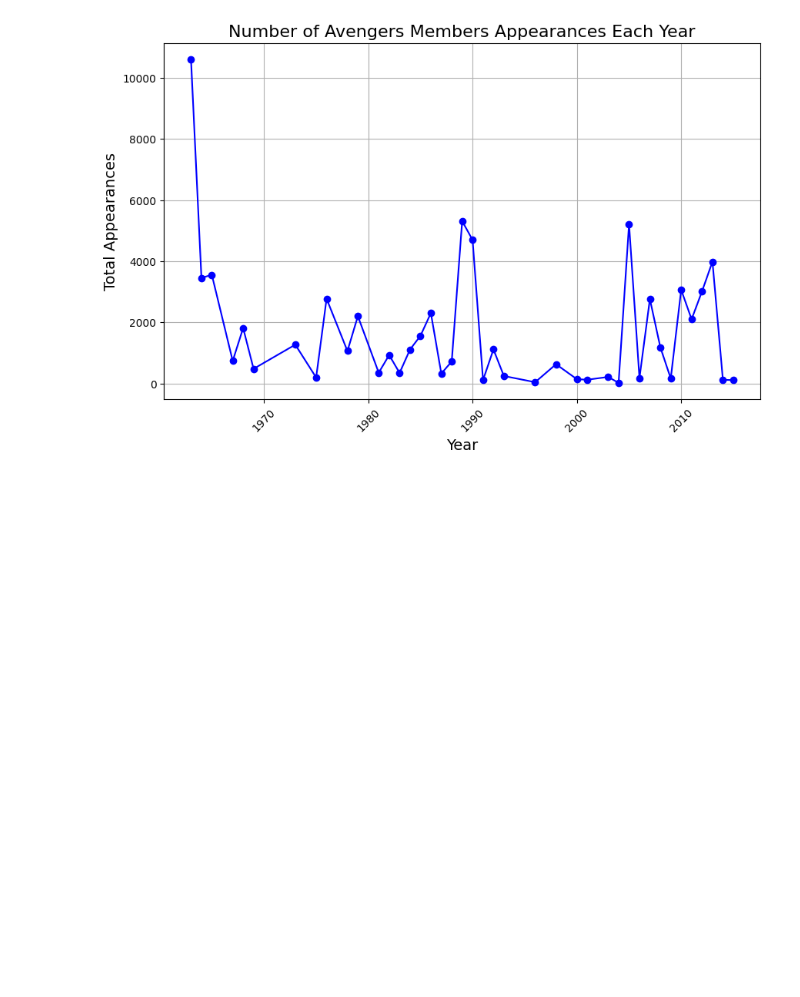
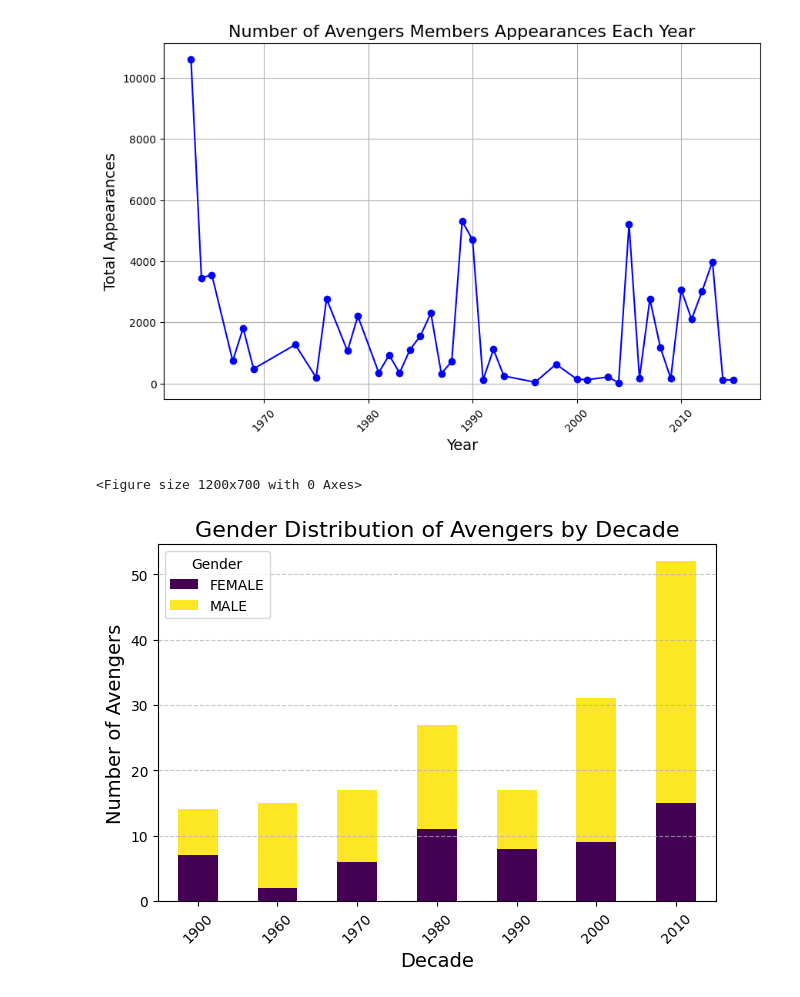
Before and after one commit to viktoruebelhart/avengers, a Jupyter notebook: avengers.ipynb, the cells around one changed output. Saved outputs shown, nothing was run; the diff lists cells and outputs as text; code cells hidden in the pictures; blank space fills up the shorter version.

```diff
--- a/avengers.ipynb
+++ b/avengers.ipynb
@@ -398,3 +398,29 @@ plt.xticks(rotation=45)
 plt.show()
 # %% [output]
 [figure]
+# %%
+
+# Step 1: Create a Decade column
+df['Decade'] = (df['Year'] // 10) * 10  # Rounds down the year to the nearest decade
+
+# Step 2: Group by Decade and Gender
+df_decade_gender = df.groupby(['Decade', 'Gender']).size().reset_index(name='Count')
+
+# Step 3: Pivot the data for plotting
+pivot_data = df_decade_gender.pivot(index='Decade', columns='Gender', values='Count').fillna(0)
+
+# Step 4: Plot the stacked bar chart
+plt.figure(figsize=(12, 7))
+pivot_data.plot(kind='bar', stacked=True, colormap='viridis')
+plt.title('Gender Distribution of Avengers by Decade', fontsize=16)
+plt.xlabel('Decade', fontsize=14)
+plt.ylabel('Number of Avengers', fontsize=14)
+plt.xticks(rotation=45)
+plt.legend(title='Gender')
+plt.grid(axis='y', linestyle='--', alpha=0.7)
+plt.tight_layout()
+
+plt.show()
+# %% [output]
+<Figure size 1200x700 with 0 Axes>
+[figure, added]
```
